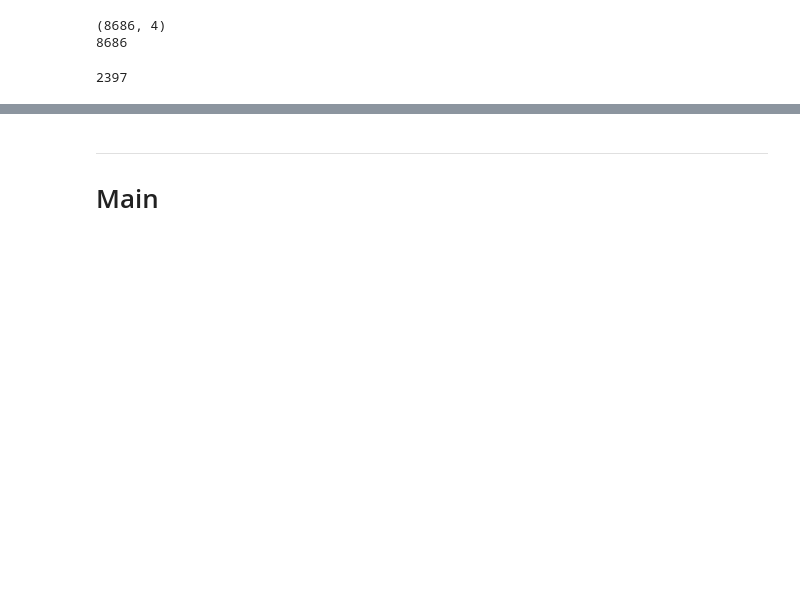
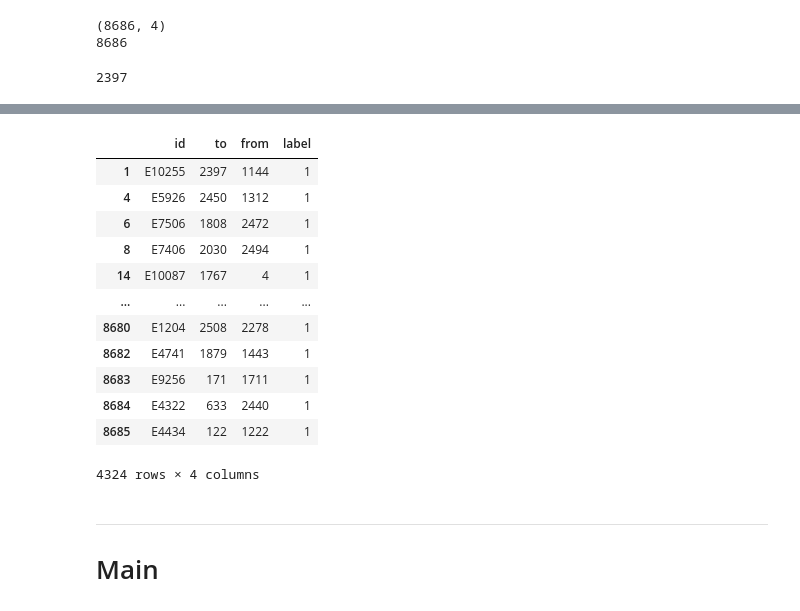
Before and after one commit to CalebThian/hw2_linkprediction, a Jupyter notebook: main.ipynb, the cells around one changed output, grey strips where cells are left out. Saved outputs shown, nothing was run; the diff lists cells and outputs as text; code cells hidden in the pictures; blank space fills up the shorter version.

```diff
--- a/main.ipynb
+++ b/main.ipynb
@@ -58,3 +68,19 @@ Test = dataset[dss[0]]['test']
+# %%
+Train[Train['label']==1]
+# %% [output]
+|  | id | to | from | label |
+| 1 | E10255 | 2397 | 1144 | 1 |
+| 4 | E5926 | 2450 | 1312 | 1 |
+| 6 | E7506 | 1808 | 2472 | 1 |
+| 8 | E7406 | 2030 | 2494 | 1 |
+| 14 | E10087 | 1767 | 4 | 1 |
+| ... | ... | ... | ... | ... |
+| 8680 | E1204 | 2508 | 2278 | 1 |
+| 8682 | E4741 | 1879 | 1443 | 1 |
+| 8683 | E9256 | 171 | 1711 | 1 |
+| 8684 | E4322 | 633 | 2440 | 1 |
+| 8685 | E4434 | 122 | 1222 | 1 |
+4324 rows × 4 columns
 # %% [markdown]
 ---
 # Main
```
Also changed, not shown: parts of 13 cells of this notebook.
